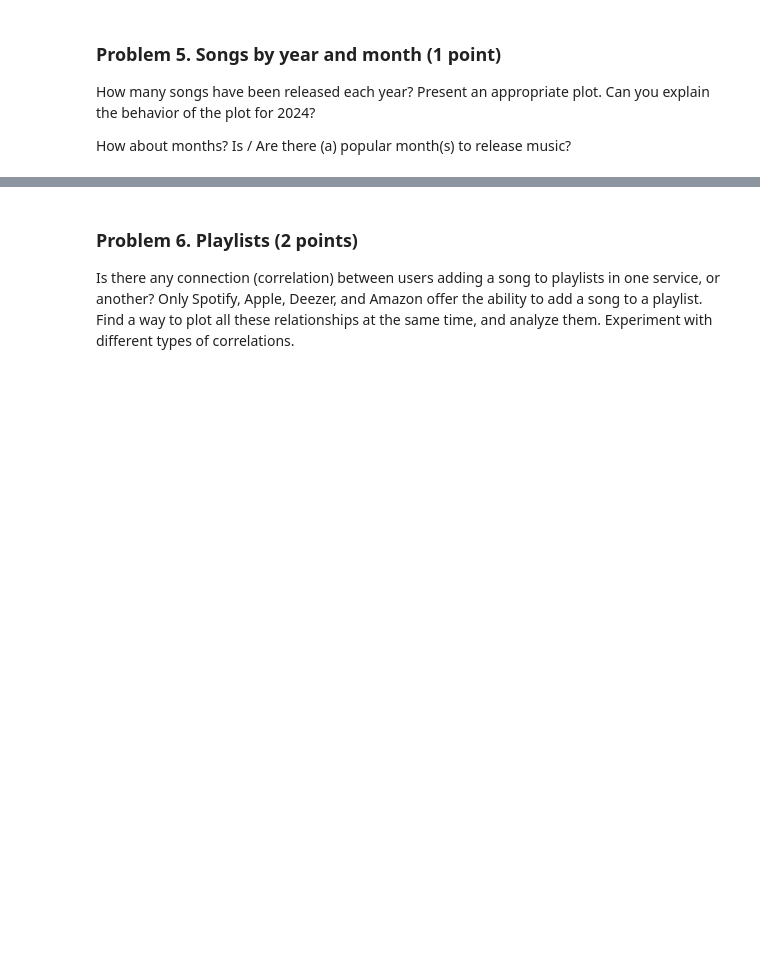
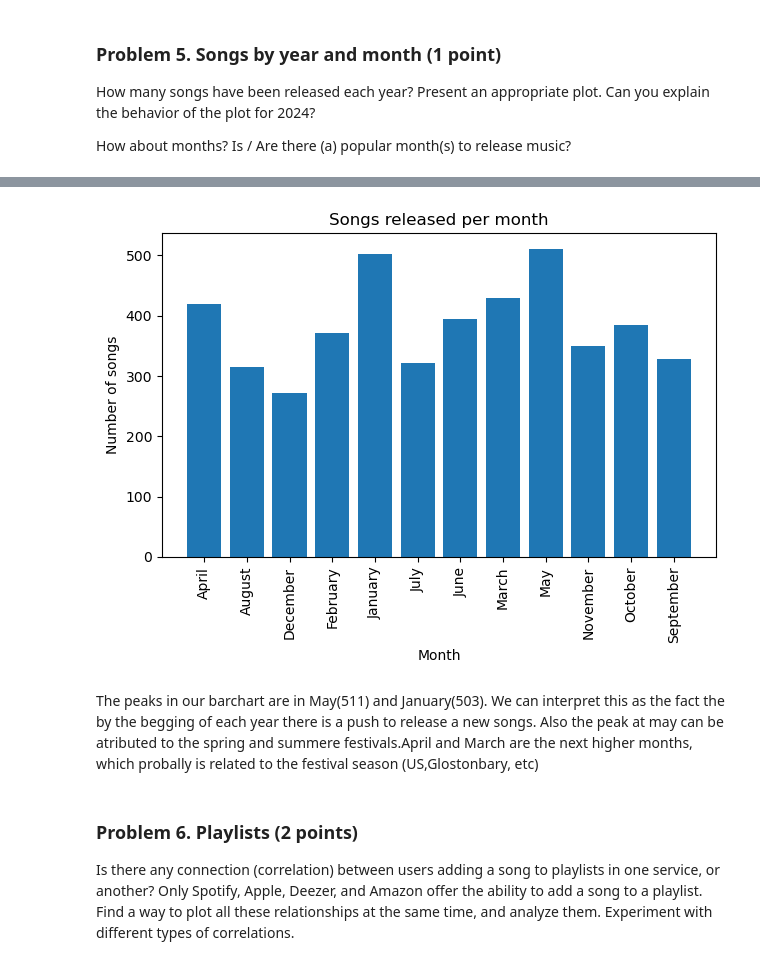
Before and after one commit to i11g/Data-Visualization, a Jupyter notebook: Data Visualization and EDA Lab.ipynb, the cells around one changed output, grey strips where cells are left out. Cells and saved outputs as stored; diff of their text form; code cells hidden in the pictures; blank space fills up the shorter version.

```diff
--- a/Data Visualization and EDA Lab.ipynb
+++ b/Data Visualization and EDA Lab.ipynb
@@ -221,0 +327,4 @@ How about months? Is / Are there (a) popular month(s) to release music?
+# %%
+songs_spotify["release_month"] = songs_spotify["release_date"].dt.month_name()
+# %%
+songs_per_month = songs_spotify["release_month"].value_counts().sort_index()
@@ -222,3 +348,15 @@ How about months? Is / Are there (a) popular month(s) to release music?
+# %%
+plt.bar(songs_per_month.index, songs_per_month)
+plt.xlabel("Month")
+plt.ylabel("Number of songs")
+plt.title("Songs released per month")
+plt.xticks(rotation=90)
+plt.tight_layout()
+plt.show()
+# %% [output]
+[figure, added]
+# %% [markdown]
+The peaks in our barchart are in May(511) and January(503). We can interpret this as the fact the by the begging of each year there is a push to release a new songs. Also the peak at may can be atributed to the spring and summere festivals.April and March are the next higher months, which probally is related to the festival season (US,Glostonbary, etc)
 # %% [markdown]
 ### Problem 6. Playlists (2 points)
 Is there any connection (correlation) between users adding a song to playlists in one service, or another? Only Spotify, Apple, Deezer, and Amazon offer the ability to add a song to a playlist. Find a way to plot all these relationships at the same time, and analyze them. Experiment with different types of correlations.
```
Also changed, not shown: parts of 29 cells of this notebook, 1 other file.
